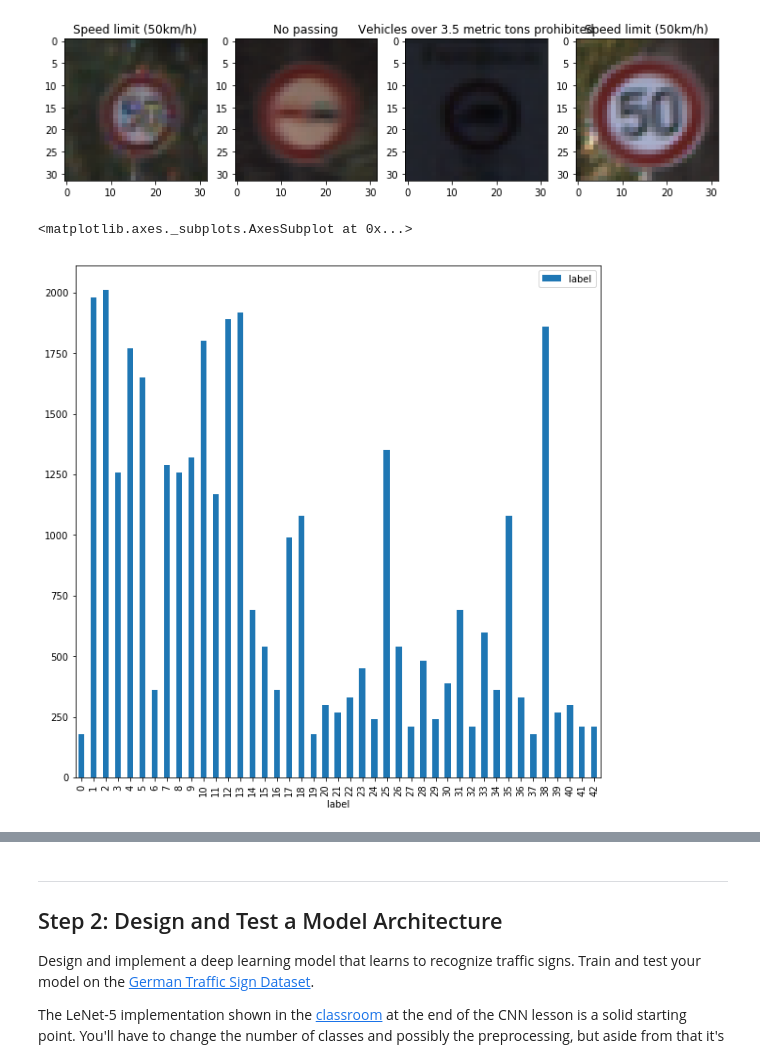
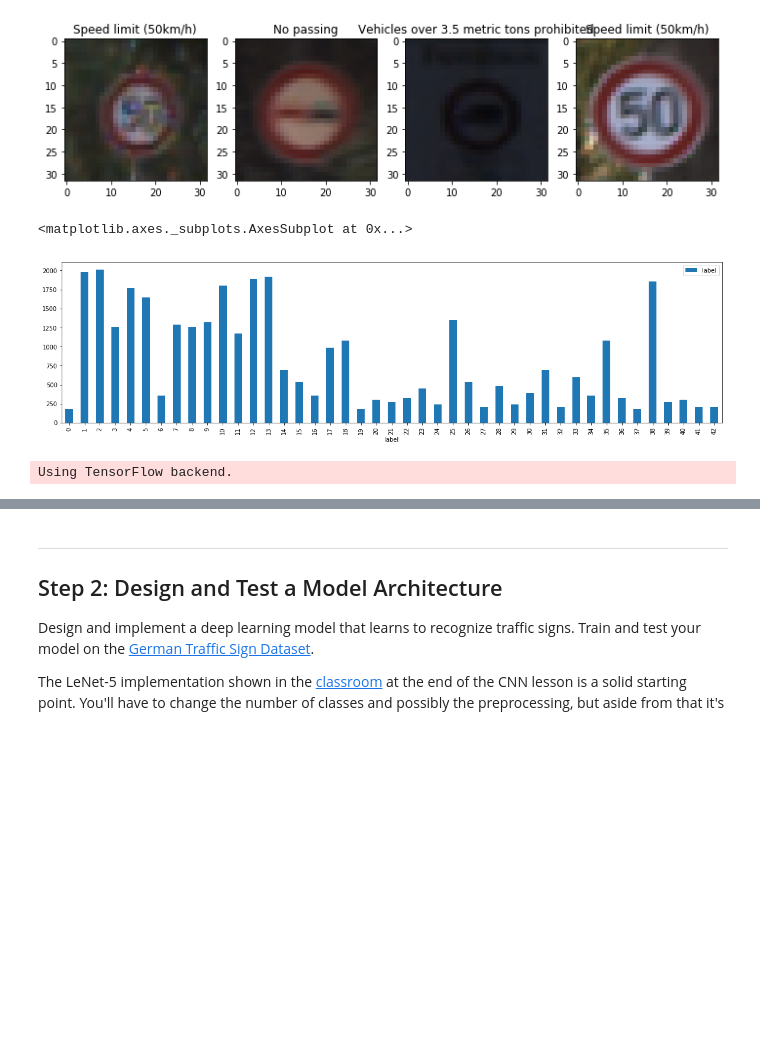
Before and after one commit to mehrshadshams/CarND-Traffic-Sign-Classifier-Project, a Jupyter notebook: Traffic_Sign_Classifier.ipynb, the cells around one changed output, grey strips where cells are left out. Cells and saved outputs as stored; diff of their text form; code cells hidden in the pictures; blank space fills up the shorter version.

```diff
--- a/Traffic_Sign_Classifier.ipynb
+++ b/Traffic_Sign_Classifier.ipynb
@@ -122,7 +122,8 @@ for i in range(len(signs)):
 [figure]
 # %%
 df = pd.DataFrame(train['labels'], columns=['label'])
-df.groupby('label')['label'].count().plot(kind='bar', legend=True, figsize=(10, 10))
+data_count_per_class = df.groupby('label')['label'].count()
+data_count_per_class.plot(kind='bar', legend=True, figsize=(20, 5))
 # %% [output]
 <matplotlib.axes._subplots.AxesSubplot at 0x...>
-[figure, old version]
+[figure, new version]
@@ -128,0 +139,15 @@ df.groupby('label')['label'].count().plot(kind='bar', legend=True, figsize=(10,
+# %%
+from keras.preprocessing import image as process_img
+from sklearn.utils import shuffle
+
+datagen = process_img.ImageDataGenerator(
+    featurewise_center=False,
+    #featurewise_std_normalization=True,
+    rotation_range=20,
+    width_shift_range=0.05,
+    height_shift_range=0.05,
+    data_format='channels_last')
+
+datagen.fit(X_train)
+# %% [output]
+Using TensorFlow backend.
```
Also changed, not shown: parts of 31 cells of this notebook, 6 other files.
